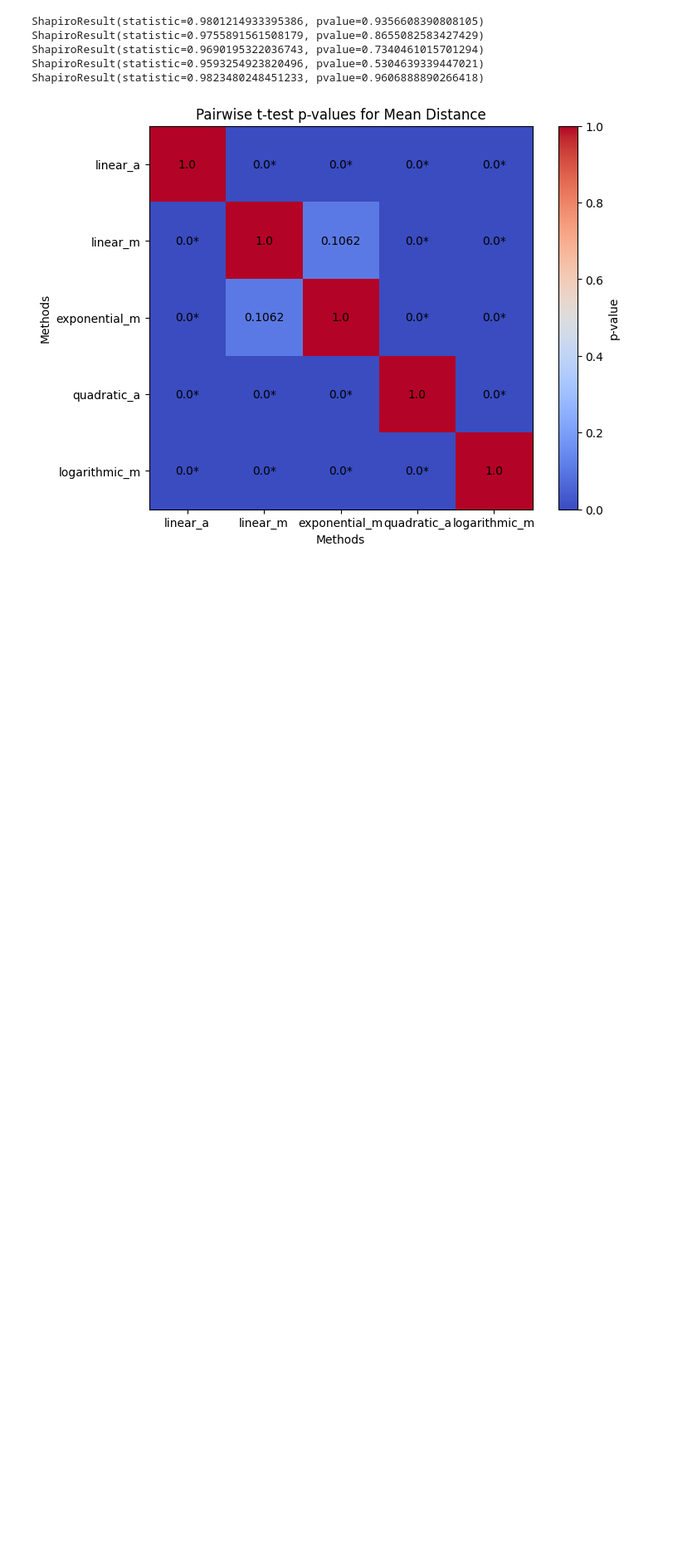
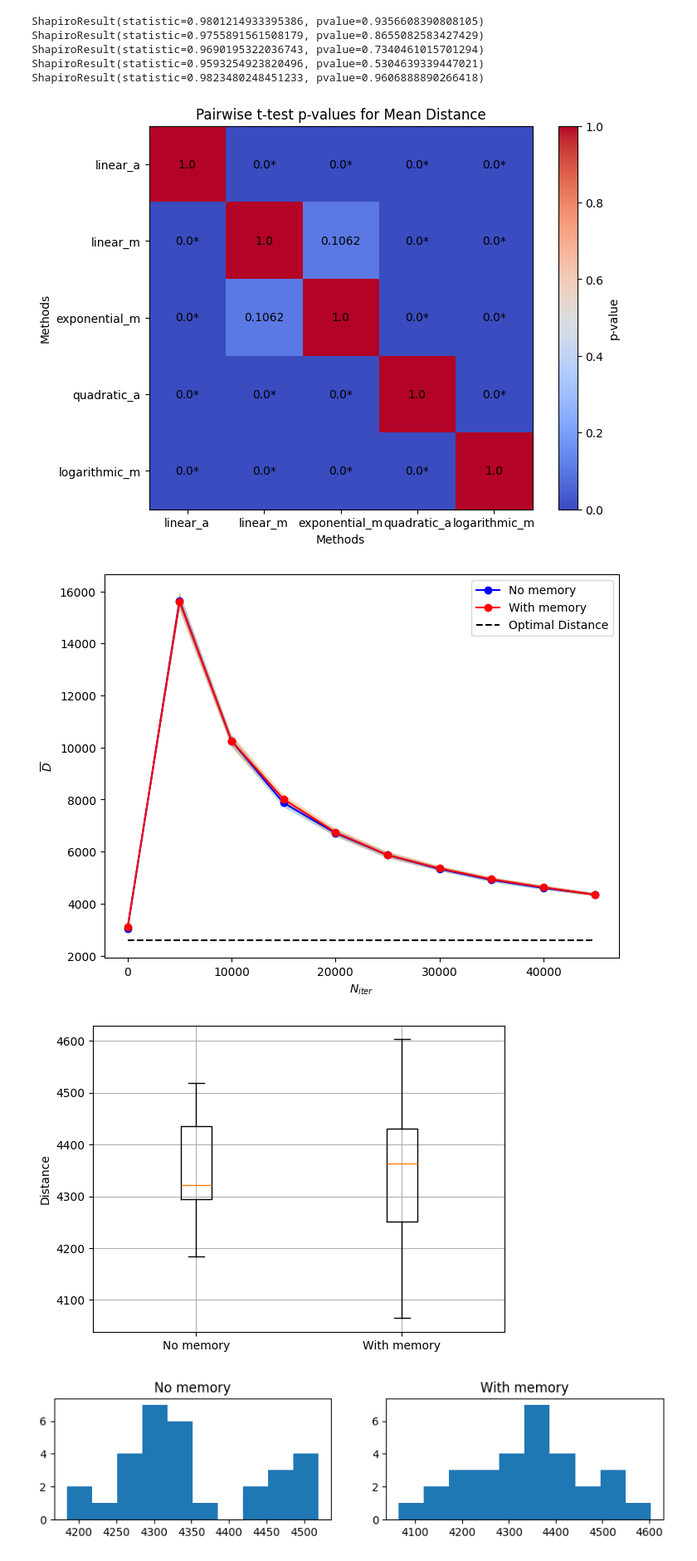
Before and after one commit to Foundnation/Stochastic-Simulation, a Jupyter notebook: TSM/analyse_data.ipynb, the cells around one changed output. Shown at 83% size. Saved outputs shown, nothing was run; the diff lists cells and outputs as text; code cells hidden in the pictures; blank space fills up the shorter version.

```diff
--- a/TSM/analyse_data.ipynb
+++ b/TSM/analyse_data.ipynb
@@ -296,3 +274,28 @@ ShapiroResult(statistic=0.9690195322036743, pvalue=0.7340461015701294)
 ShapiroResult(statistic=0.9593254923820496, pvalue=0.5304639339447021)
 ShapiroResult(statistic=0.9823480248451233, pvalue=0.9606888890266418)
 [figure]
+# %%
+filepaths = [
+    'generated_data/mesa/dist-MESA_maxiter45001.csv',
+    'generated_data/mesa/dist-SA_maxiter45001.csv'
+    ]
+
+labels = ['No memory', 'With memory']
+
+data_mesa, max_iter_list = load_experiment(filepaths, labels)
+plot_comparison(data_mesa, max_iter_list, param_labels=labels)
+plt.savefig('figures/mesa_graph.png', dpi=300)
+plt.show()
+
+final_dists_mesa = [data_mesa[length][-1] for length in labels]
+plt.boxplot(final_dists_mesa, labels=labels)
+plt.ylabel('Distance')
+plt.grid(True)
+plt.savefig('figures/mesa_boxplot.png', dpi=300)
+plt.show()
+
+plot_distributions(final_dists_mesa, labels)
+# %% [output]
+[figure, added]
+[figure, added]
+[figure, added]
```
Also changed, not shown: parts of 2 cells of this notebook, 12 other files.
